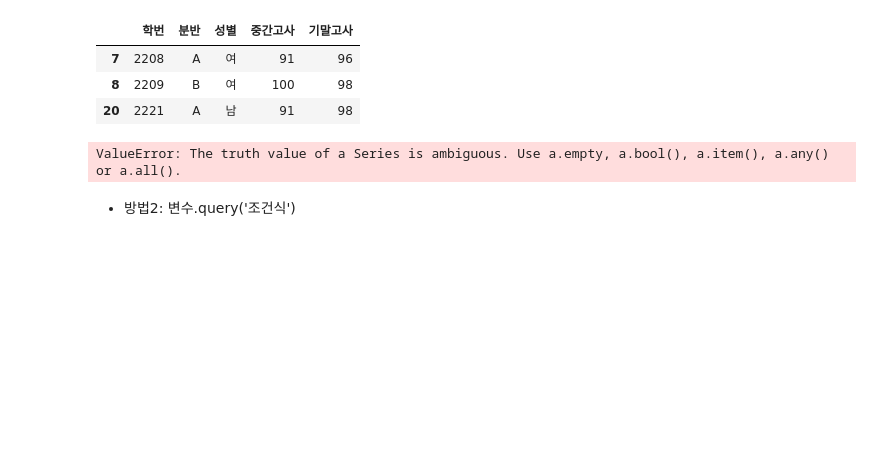
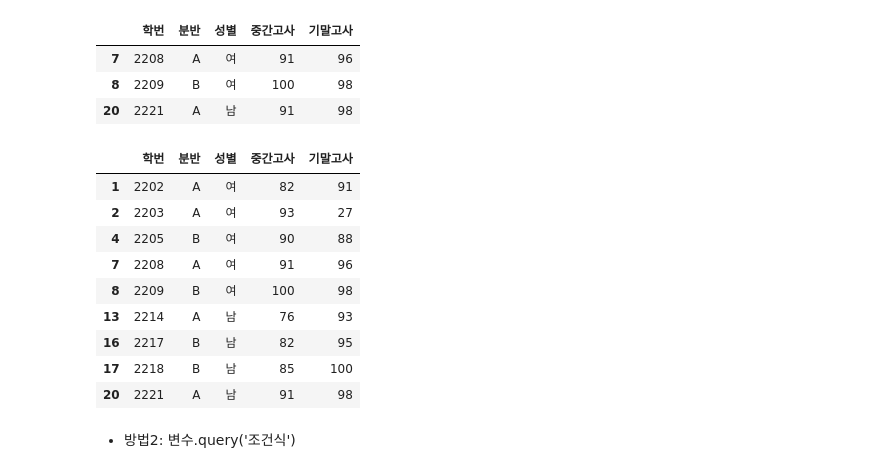
Before and after one commit to kimomin/DataAnalysis, a Jupyter notebook: 3rd_pandas.ipynb, the cells around one changed output. Saved outputs shown, nothing was run; the diff lists cells and outputs as text; code cells hidden in the pictures; blank space fills up the shorter version.

```diff
--- a/3rd_pandas.ipynb
+++ b/3rd_pandas.ipynb
@@ -92,9 +92,18 @@ score1[(score1['중간고사']>=90) & (score1['기말고사']>=90)]
 | 8 | 2209 | B | 여 | 100 | 98 |
 | 20 | 2221 | A | 남 | 91 | 98 |
 # %%
-score1[(score1['중간고사']>=90) or (score1['기말고사']>=90)]
+score1[(score1['중간고사']>=90) | (score1['기말고사']>=90)]
 # %% [output]
-ValueError: The truth value of a Series is ambiguous. Use a.empty, a.bool(), a.item(), a.any() or a.all().
+|  | 학번 | 분반 | 성별 | 중간고사 | 기말고사 |
+| 1 | 2202 | A | 여 | 82 | 91 |
+| 2 | 2203 | A | 여 | 93 | 27 |
+| 4 | 2205 | B | 여 | 90 | 88 |
+| 7 | 2208 | A | 여 | 91 | 96 |
+| 8 | 2209 | B | 여 | 100 | 98 |
+| 13 | 2214 | A | 남 | 76 | 93 |
+| 16 | 2217 | B | 남 | 82 | 95 |
+| 17 | 2218 | B | 남 | 85 | 100 |
+| 20 | 2221 | A | 남 | 91 | 98 |
 # %% [markdown]
 * 방법2: 변수.query('조건식')
 # %%
```
Also changed, not shown: parts of 1 cell of this notebook.
